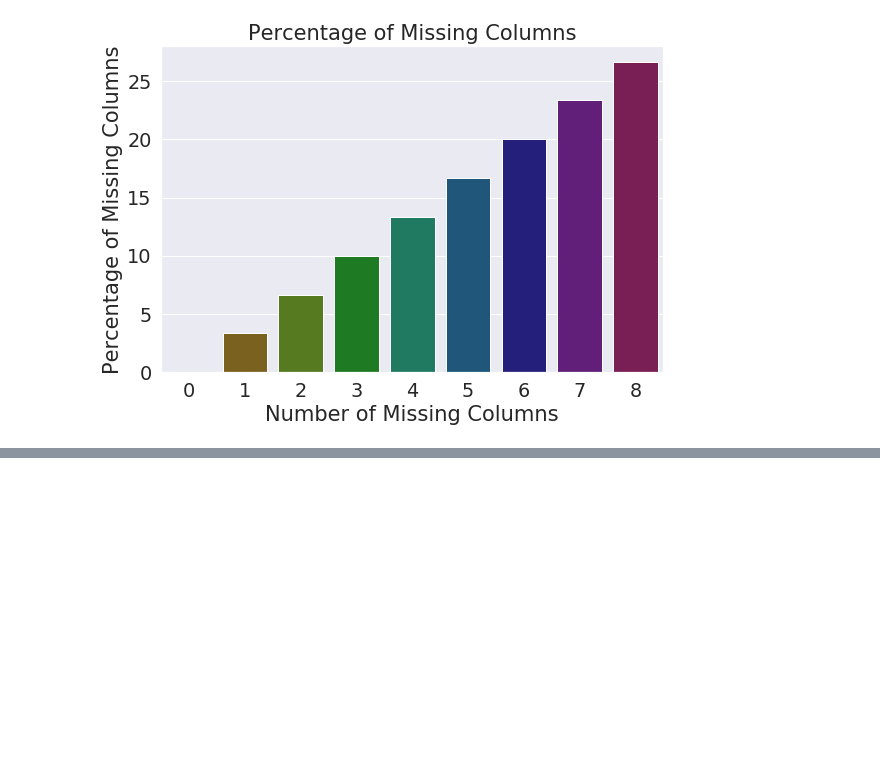
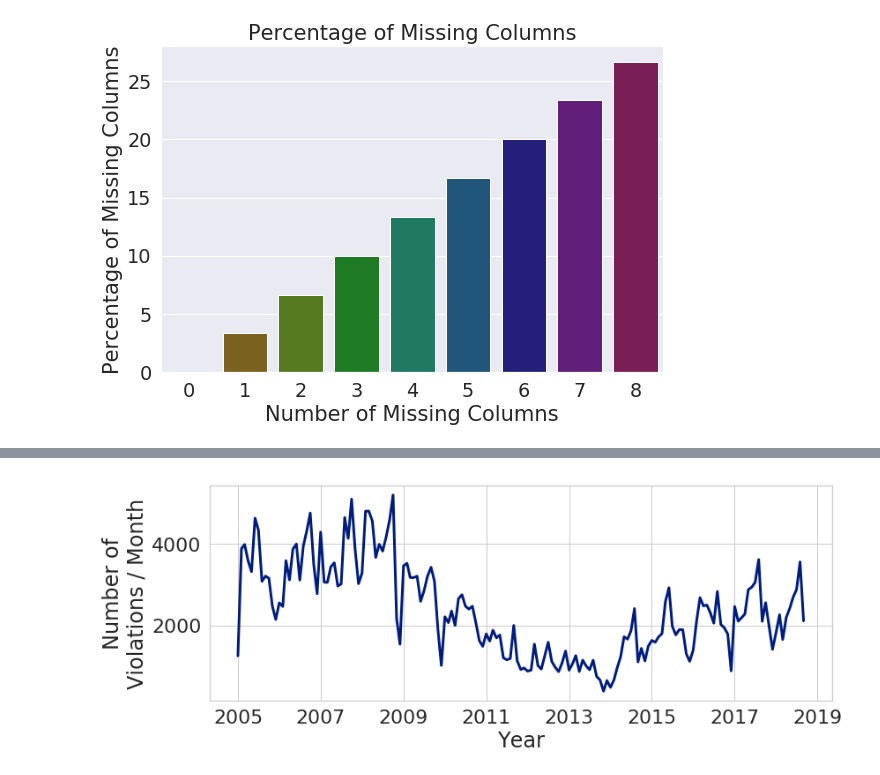
Before and after one commit to mspcvsp/CityOfDetroitBlightViolations, a Jupyter notebook: AnalyzeBVNDataSet.ipynb, the cells around one changed output, grey strips where cells are left out. Cells and saved outputs as stored; diff of their text form; code cells hidden in the pictures; blank space fills up the shorter version.

```diff
--- a/AnalyzeBVNDataSet.ipynb
+++ b/AnalyzeBVNDataSet.ipynb
@@ -246,0 +685,4 @@ evaluate_percentage_missingcolumns(bvn_df)
+# %%
+#%%pycodestyle
+bvn_df = fillna_mode(bvn_df, ['disposition',
+                              'mailingaddressstate'])
@@ -246,0 +691,11 @@ evaluate_percentage_missingcolumns(bvn_df)
+# %%
+#%%pycodestyle
+columns_to_filter = ['mailingaddressstreetname',
+                     'mailingaddresszipcode',
+                     'mailingaddressstreetnumber',
+                     'violatorname',
+                     'fineamount']
+
+bvn_df = drop_missing_rows(bvn_df, columns_to_filter)
+
+assert bvn_df.isnull().sum().sum() == 0, "Missing data found"
@@ -246,0 +707,2 @@ evaluate_percentage_missingcolumns(bvn_df)
+# %%
+number_violations_df = compute_violations_permonth(bvn_df)
@@ -246,0 +713,16 @@ evaluate_percentage_missingcolumns(bvn_df)
+# %%
+palette = sns.color_palette('dark')
+
+plt.figure(figsize=(12, 5))
+sns.set(style="whitegrid", font_scale=2)
+sns.lineplot(x='monthyear',
+             y='count',
+             data=number_violations_df,
+             linewidth=3,
+             color=palette[0])
+plt.tight_layout()
+plt.xlabel('Year')
+plt.ylabel('Number of\nViolations / Month');
+plt.savefig(os.path.join(figure_dir, "violationspermonth.png"))
+# %% [output]
+[figure, added]
```
Also changed, not shown: parts of 45 cells of this notebook.
